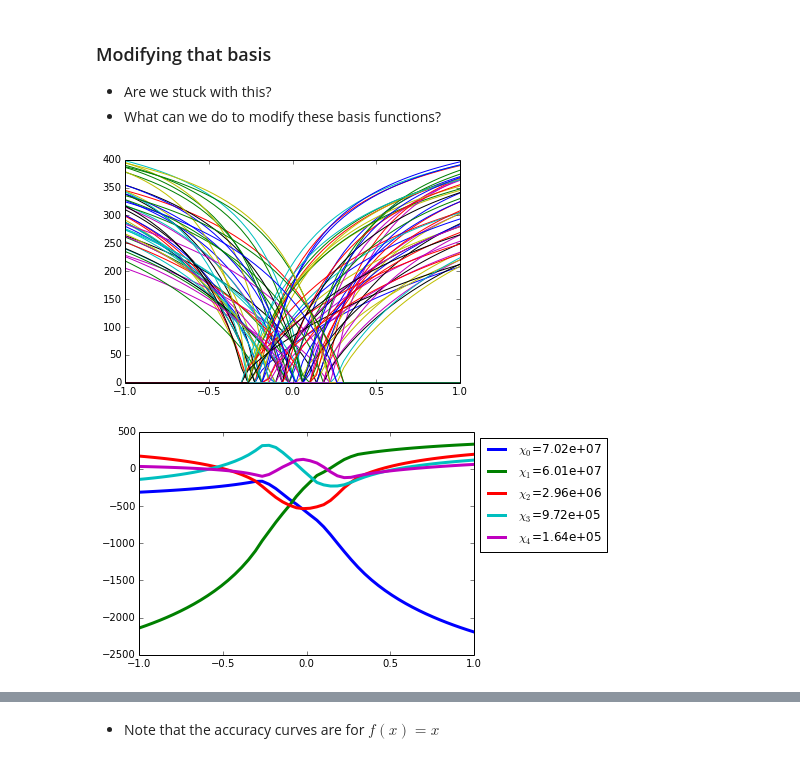
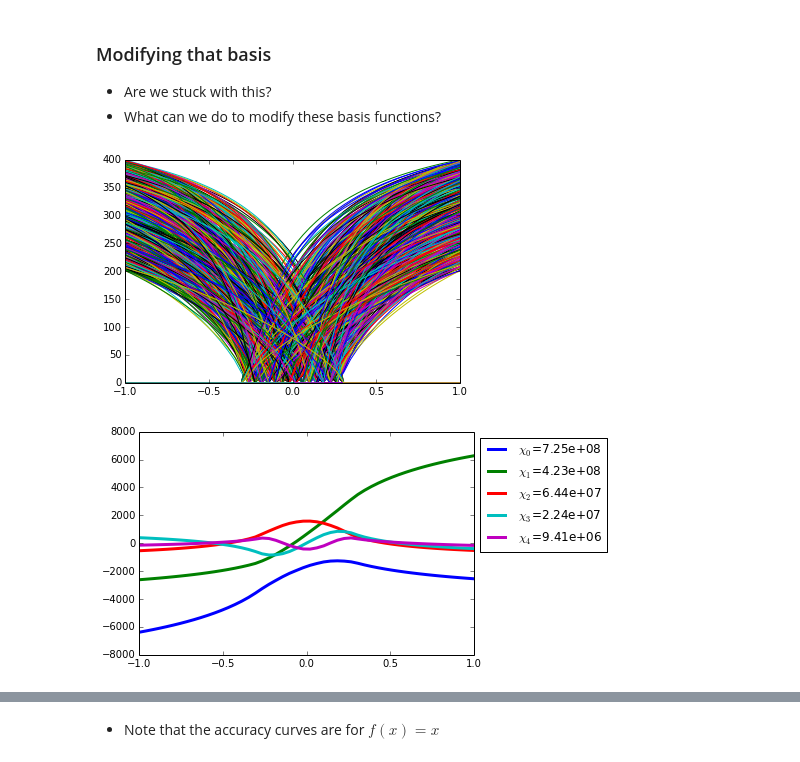
Before and after one commit to celiasmith/syde556, a Jupyter notebook: SYDE 556 Lecture 6 Decoder Analysis.ipynb, the cells around one changed output, grey strips where cells are left out. Drawn from its saved outputs; the diff is of its cells as text; code cells hidden in the pictures.

```diff
--- a/SYDE 556 Lecture 6 Decoder Analysis.ipynb
+++ b/SYDE 556 Lecture 6 Decoder Analysis.ipynb
@@ -355,36 +356,36 @@ loglog(S)
 # %%
 import nengo
 from nengo.utils.ensemble import tuning_curves
 from nengo.dists import Uniform
 
 model = nengo.Network(label='Neurons')
 with model:
-    neurons = nengo.Ensemble(100, dimensions=1, intercepts=Uniform(-.3,.3))
+    neurons = nengo.Ensemble(1000, dimensions=1, intercepts=Uniform(-.3,.3))
 
     connection = nengo.Connection(neurons, neurons) #This is just to generate the decoders
 
 sim = nengo.Simulator(model)
 
 d = sim.data[connection].weights.T
 x, A = tuning_curves(neurons, sim)
 xhat = numpy.dot(A, d)
 
 Gamma = np.dot(A.T, A)
-U,S,V = np.linalg.svd(Gamma)
+U,S1,V = np.linalg.svd(Gamma)
 
 chi = np.dot(A, U)
 
 figure()
 plot(x,A)
 
 figure()
 for i in range(5):
     plot(x, chi[:,i], label='$\chi_%d$=%1.3g'%(i, S[i]), linewidth=3)
 legend(loc='best', bbox_to_anchor=(1,1))
 show()
 # %% [output]
-[figure, old version]
+[figure, new version]
-[figure, old version]
+[figure, new version]
 # %% [markdown]
 - What about other distributions of intercepts?
 - Changing these distributions also affects how much it gets better with more neurons
```
Also changed, not shown: parts of 11 cells of this notebook, 6 other files.
